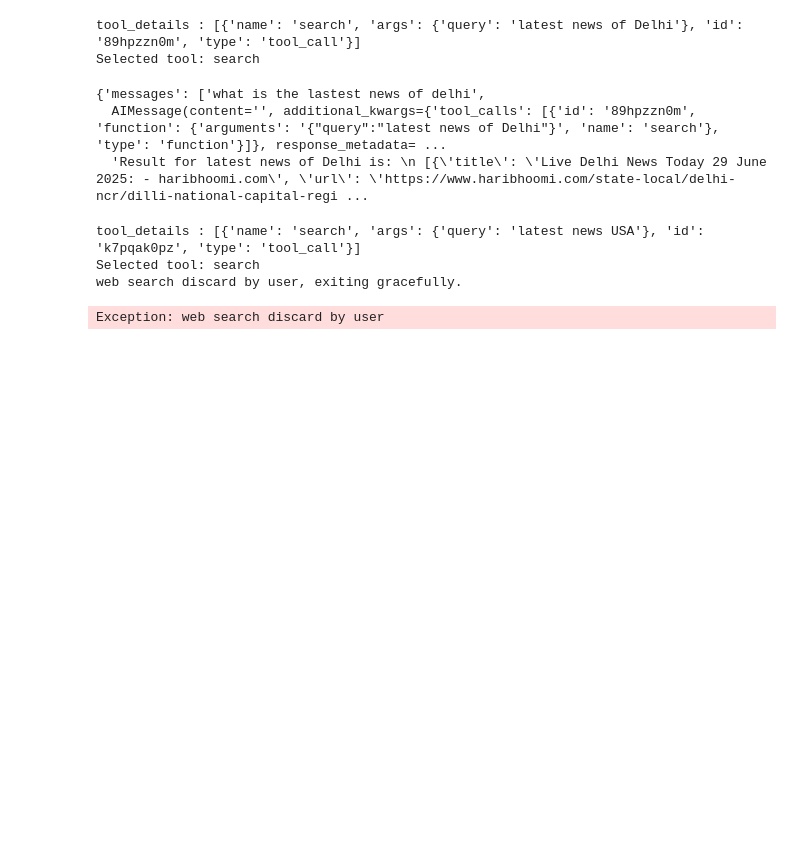
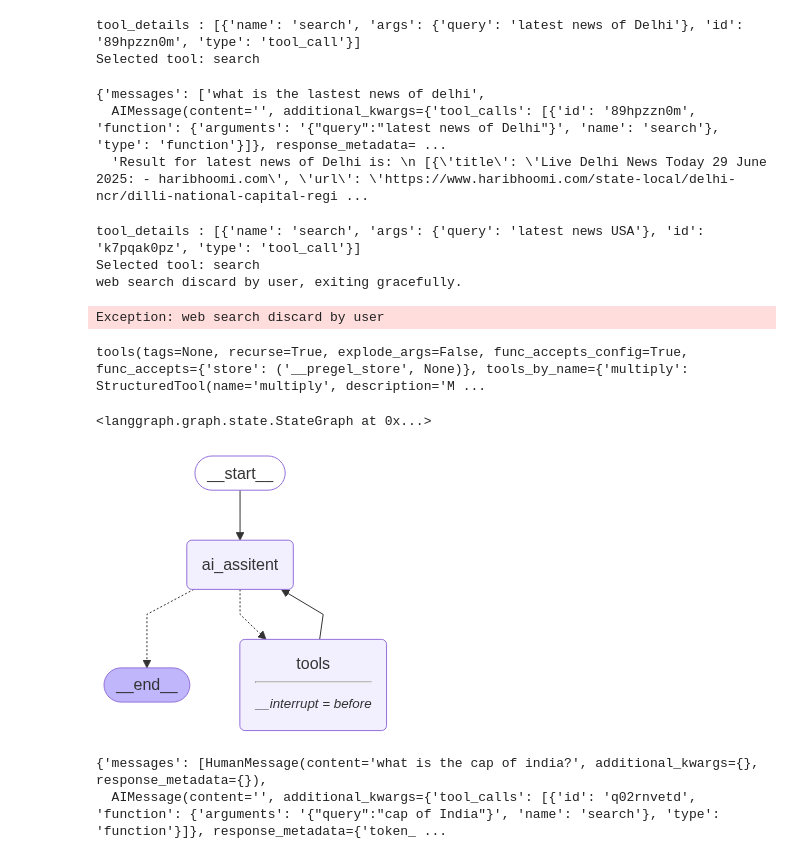
Before and after one commit to vikasratn/agentic-ai-collections, a Jupyter notebook: workspace/3-LangGraph/langraph_human_inloop.ipynb, the cells around one changed output. Cells and saved outputs as stored; diff of their text form; code cells hidden in the pictures; blank space fills up the shorter version.

```diff
--- a/workspace/3-LangGraph/langraph_human_inloop.ipynb
+++ b/workspace/3-LangGraph/langraph_human_inloop.ipynb
@@ -160,0 +167,31 @@ Exception: web search discard by user
+# %%
+from langgraph.prebuilt import ToolNode, tools_condition
+tool_node=ToolNode(tools)
+tool_node
+# %% [output]
+tools(tags=None, recurse=True, explode_args=False, func_accepts_config=True, func_accepts={'store': ('__pregel_store', None)}, tools_by_name={'multiply': StructuredTool(name='multiply', description='M ...
+# %%
+def ai_assitent(state:AgentState):
+    response=llm_with_tools.invoke(state["messages"])
+    return {"messages":[response]}
+# %%
+graph_react=StateGraph(AgentState)
+
+graph_react.add_node("ai_assitent",ai_assitent)
+
+graph_react.add_node("tools",tool_node)
+
+graph_react.set_entry_point("ai_assitent")
+
+graph_react.add_conditional_edges("ai_assitent",tools_condition)
+
+graph_react.add_edge("tools","ai_assitent")
+# %% [output]
+<langgraph.graph.state.StateGraph at 0x...>
+# %%
+app_react=graph_react.compile(checkpointer=memory,interrupt_before=["tools"])
+# %%
+from IPython.display import Image, display
+display(Image(app_react.get_graph(xray=True).draw_mermaid_png()))
+# %% [output]
+[figure, added]
@@ -160,0 +204,5 @@ Exception: web search discard by user
+# %%
+response
+# %% [output]
+{'messages': [HumanMessage(content='what is the cap of india?', additional_kwargs={}, response_metadata={}),
+  AIMessage(content='', additional_kwargs={'tool_calls': [{'id': 'q02rnvetd', 'function': {'arguments': '{"query":"cap of India"}', 'name': 'search'}, 'type': 'function'}]}, response_metadata={'token_ ...
```
Also changed, not shown: parts of 32 cells of this notebook, 2 other files.
